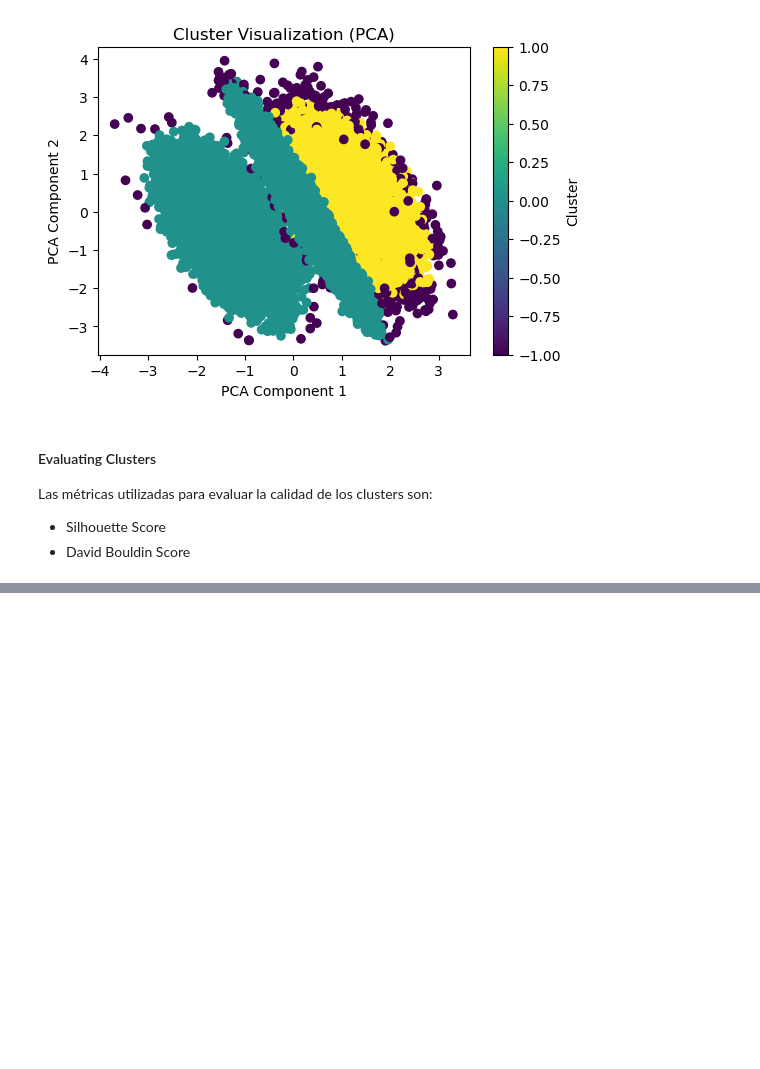
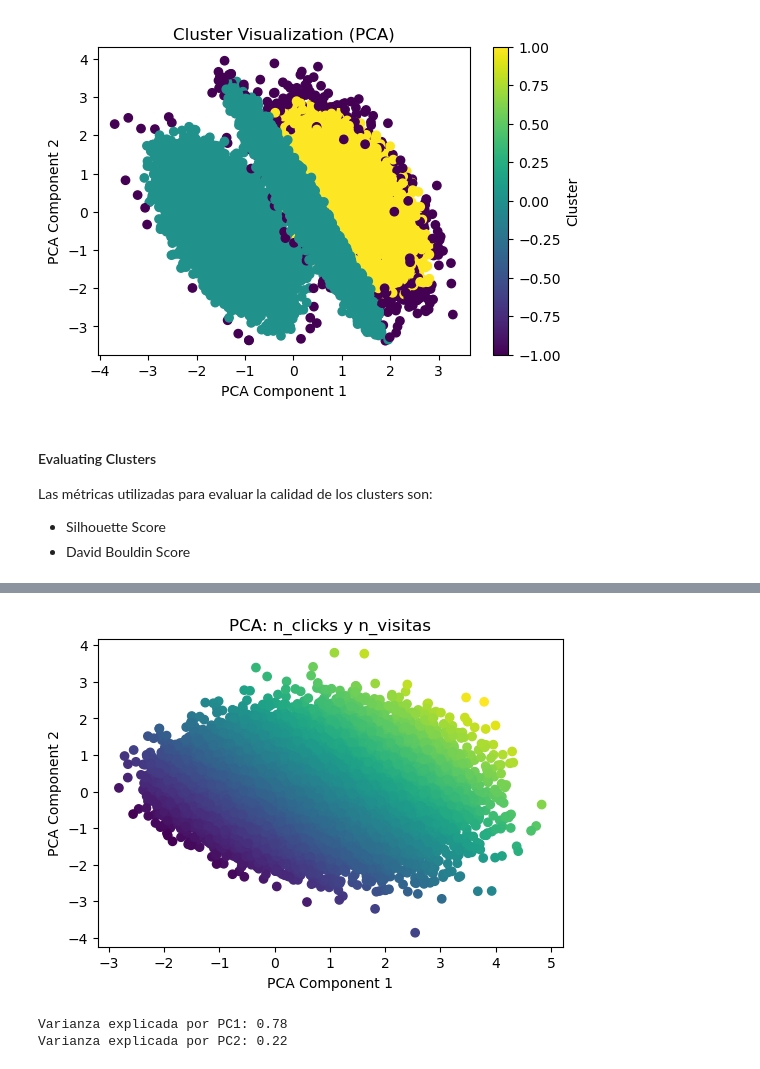
Before and after one commit to davexat/Client_Segmentation_Dashboard, a Jupyter notebook: notebooks/3.0_dsb_clustering_implementation.ipynb, the cells around one changed output, grey strips where cells are left out. Drawn from its saved outputs; the diff is of its cells as text; code cells hidden in the pictures; blank space fills up the shorter version.

```diff
--- a/notebooks/3.0_dsb_clustering_implementation.ipynb
+++ b/notebooks/3.0_dsb_clustering_implementation.ipynb
@@ -246,0 +249,25 @@ Davies-Bouldin = 1.4166
+# %%
+variables = df_scaled[['n_clicks', 'n_visitas']]
+
+# Aplicar PCA
+pca = PCA(n_components=2)
+principal_components = pca.fit_transform(variables)
+
+# Crear un dataframe con las componentes principales
+df_pca = pd.DataFrame(data=principal_components, columns=['PC1', 'PC2'])
+
+# Visualización de los resultados de PCA
+plt.figure(figsize=(6, 4))
+plt.scatter(df_pca['PC1'], df_pca['PC2'], c=variables["n_clicks"], cmap='viridis')
+plt.title('PCA: n_clicks y n_visitas')
+plt.xlabel('PCA Component 1')
+plt.ylabel('PCA Component 2')
+plt.show()
+
+# Mostrar la varianza explicada por cada componente
+print(f"Varianza explicada por PC1: {pca.explained_variance_ratio_[0]:.2f}")
+print(f"Varianza explicada por PC2: {pca.explained_variance_ratio_[1]:.2f}")
+# %% [output]
+[figure, added]
+Varianza explicada por PC1: 0.78
+Varianza explicada por PC2: 0.22
```
Also changed, not shown: parts of 7 cells of this notebook.
